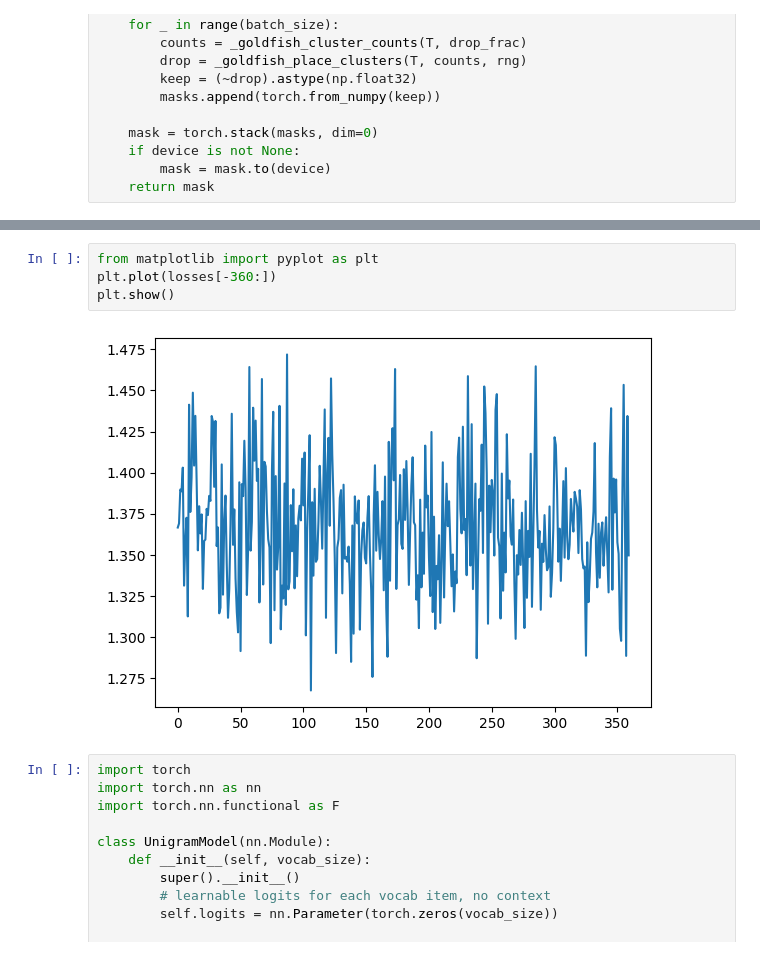
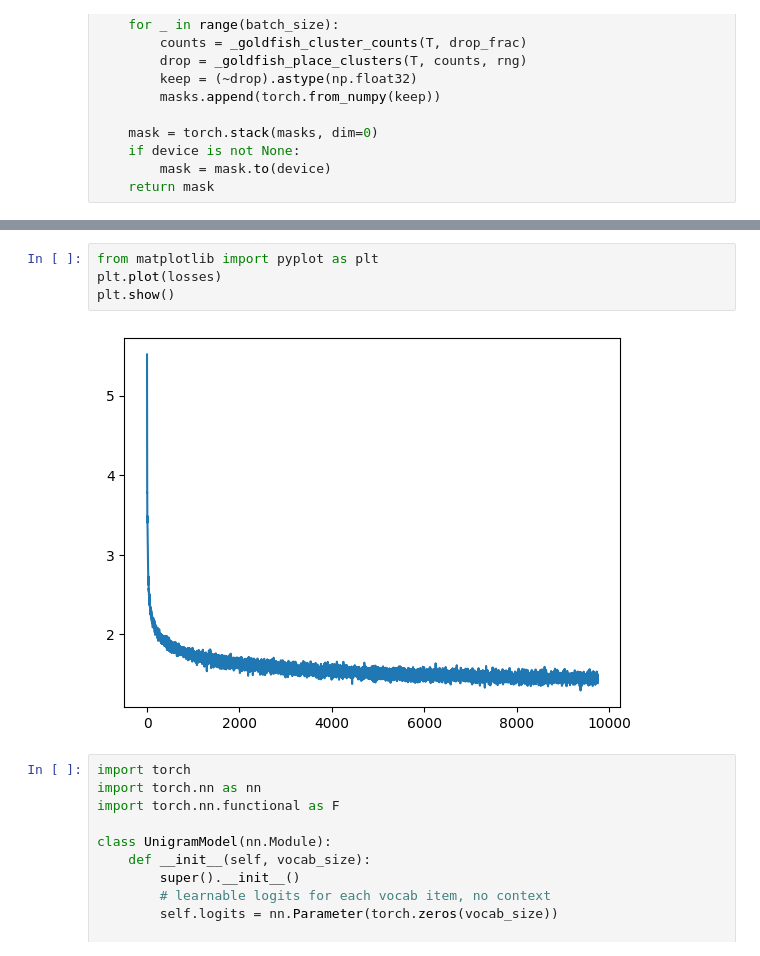
Before and after one commit to falseywinchnet/PyITD, a Jupyter notebook: tiny.ipynb, the cells around one changed output, grey strips where cells are left out. Cells and saved outputs as stored; diff of their text form.

```diff
--- a/tiny.ipynb
+++ b/tiny.ipynb
@@ -1457,10 +1471,10 @@ for epoch in range(1, num_epochs + 1):
 KeyboardInterrupt:
 # %%
 from matplotlib import pyplot as plt
-plt.plot(losses[-360:])
+plt.plot(losses)
 plt.show()
 # %% [output]
-[figure, old version]
+[figure, new version]
 # %%
 import torch
 import torch.nn as nn
```
Also changed, not shown: parts of 11 cells of this notebook.
